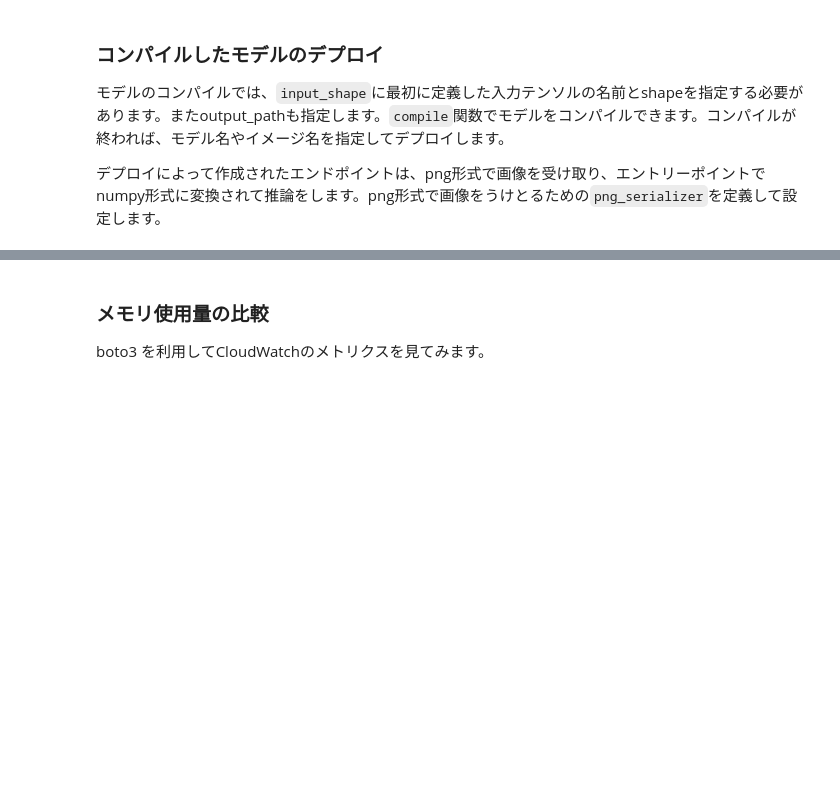
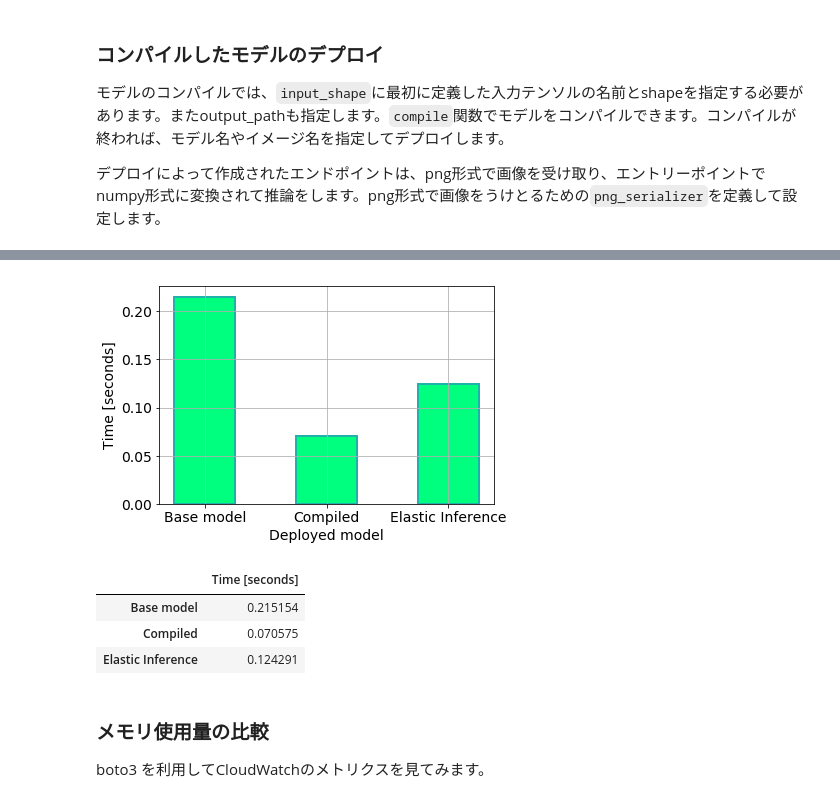
Before and after one commit to harusametime/sagemaker-notebooks, a Jupyter notebook: tf_neo_ei/tf_mobilenet_neo.ipynb, the cells around one changed output, grey strips where cells are left out. Cells and saved outputs as stored; diff of their text form; code cells hidden in the pictures; blank space fills up the shorter version.

```diff
--- a/tf_neo_ei/tf_mobilenet_neo.ipynb
+++ b/tf_neo_ei/tf_mobilenet_neo.ipynb
@@ -133,6 +151,7 @@ from datetime import datetime
 tf_model = sagemaker.tensorflow.model.TensorFlowModel(model_data = model_file,
                                             entry_point ='mobilenet_neo.py',
                                             py_version='py2',
+                                            role = role,
                                             framework_version='1.11.0',
                                             sagemaker_session=sagemaker_session)
 predictor = tf_model.deploy(initial_instance_count = 1,instance_type = 'ml.c5.xlarge')
@@ -168,5 +198,9 @@ compiled_predictor.serializer = png_serializer
 # %%
+from datetime import datetime
+
+tf_model = sagemaker.tensorflow.serving.Model(model_data = model_file,
+                                            role = role,
+                                            framework_version='1.11.0',
+                                            sagemaker_session=sagemaker_session)
 tf_compiled_model.name = "tensorflow-neo-compile-model-" + datetime.now().strftime("%Y-%m-%d-%H-%M-%S")
-eia_compiled_predictor = tf_compiled_model.deploy(initial_instance_count = 1,instance_type = 'ml.c5.xlarge', accelerator_type='ml.eia1.medium')
-eia_compiled_predictor.content_type = 'application/x-image'
-eia_compiled_predictor.serializer = png_serializer
+eia_compiled_predictor = tf_model.deploy(initial_instance_count = 1,instance_type = 'ml.c5.xlarge', accelerator_type='ml.eia1.medium')
@@ -214,7 +256,12 @@ for f in tqdm(image_files):
     predict_response = compiled_predictor.predict(im)
     compile_time += time.time()-start
 
+    #Preprocess for compiled  model
+    image = pil_img.resize((128,128)).convert('RGB')
+    image = (np.array(image)/255 - 0.5 )*2
+    im =  image.reshape(128,128,3)
+
     #Inference by compiled model with EI
     start = time.time()
-    predict_response = eia_compiled_predictor.predict(im)
+    predict_response = eia_compiled_predictor.predict({'input_image':im})
     eia_compile_time += time.time()-start
@@ -221,22 +271,28 @@ for f in tqdm(image_files):
 # %%
 %matplotlib inline
 import pandas as pd
 import matplotlib.pyplot as plt
-plt.rcParams["font.size"] = 18
+plt.rcParams["font.size"] = 14
 
 left = np.array([1, 2, 3])
 height = np.array([baseline_time/100.0,  compile_time/100.0, eia_compile_time/100.0])
-label = ["Base model", "Compiled", "Compiled w/ EI"]
+label = ["Base model", "Compiled", "Elastic Inference"]
 plt.bar(left, height, tick_label=label, width=0.5,linewidth=2, color="#00FF7F", edgecolor="#20B2AA")
 
 plt.ylabel("Time [seconds]")
 plt.xlabel("Deployed model")
 plt.grid()
 
 plt.show()
 
-df = pd.DataFrame(height, index = label, columns=['Time [ seconds]'])
+df = pd.DataFrame(height, index = label, columns=['Time [seconds]'])
 display(df)
+# %% [output]
+[figure, added]
+|  | Time [seconds] |
+| Base model | 0.215154 |
+| Compiled | 0.070575 |
+| Elastic Inference | 0.124291 |
 # %% [markdown]
 ### メモリ使用量の比較
 
```
Also changed, not shown: parts of 11 cells of this notebook.
